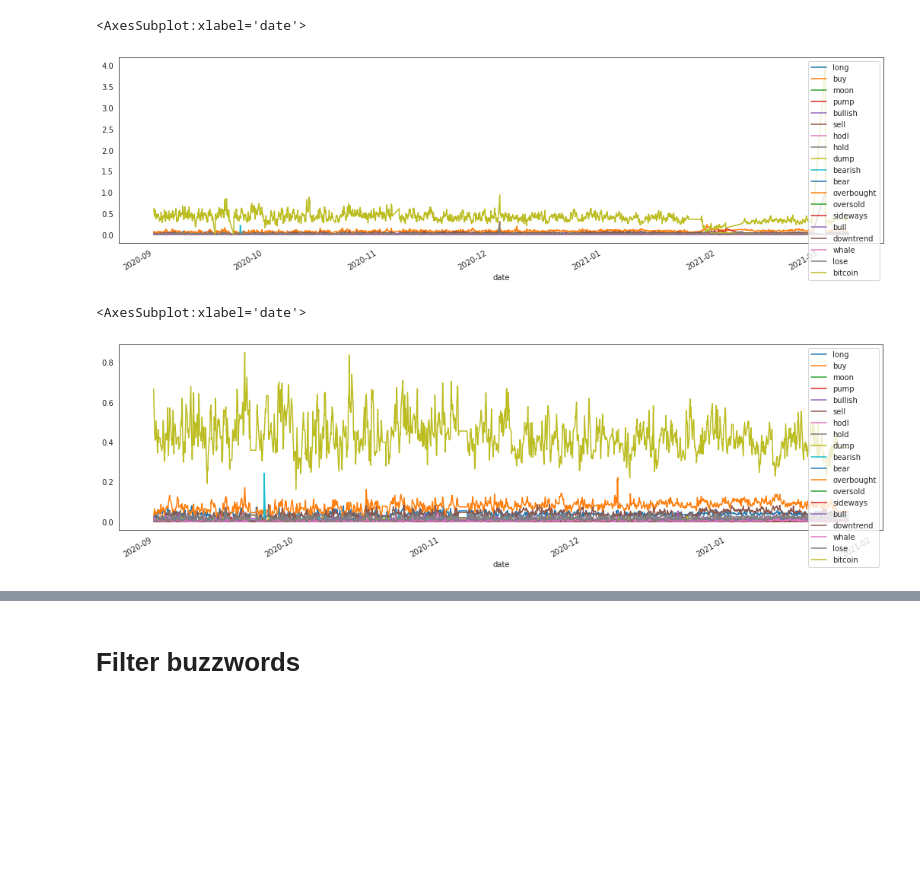
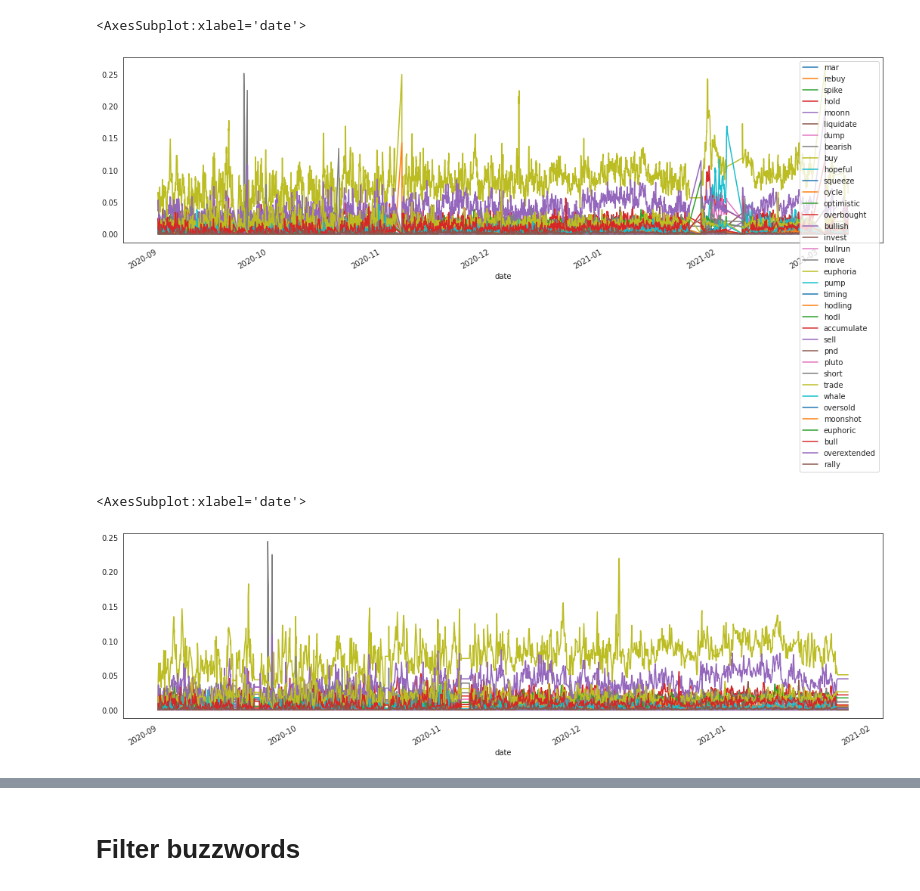
Before and after one commit to JustYeti32/reddit_btc, a Jupyter notebook: modeling/modeling.ipynb, the cells around one changed output, grey strips where cells are left out. Cells and saved outputs as stored; diff of their text form; code cells hidden in the pictures; blank space fills up the shorter version.

```diff
--- a/modeling/modeling.ipynb
+++ b/modeling/modeling.ipynb
@@ -29,3 +28,5 @@ all_buzzwords = ["long", "buy", "moon", "pump", "bullish", "sell", "hodl", "hold
+# %%
+all_buzzwords = set(['short', 'sell', 'trade', 'invest', 'move', 'accumulate', 'moonn', 'pluto', 'mar', 'dump', 'rally', 'pnd', 'moonshot', 'spike', 'bearish', 'overbought', 'overextended', 'hopeful', 'optimistic', 'buy', 'liquidate', 'rebuy', 'hold', 'trade', 'hold', 'hodling', 'hodl', 'sell', 'buy', 'invest', 'liquidate', 'pump', 'whale', 'rally', 'pnd', 'bullish', 'overbought', 'oversold', 'euphoria', 'euphoric', 'bull', 'timing', 'squeeze', 'cycle', 'bullrun'])
 # %%
 try:
     all_tracked = pd.read_pickle("../data/cleantracked")
@@ -47,14 +43,14 @@ all_tracked_sma.sample(frac=0.1).plot(figsize=(18,5))
 # %%
-all_tracked_sma = all_tracked_sma.resample("5min").mean().dropna()
+all_tracked_sma = all_tracked_sma.resample("5min").median().dropna()
 all_tracked_sma.sample(frac=0.1).plot(figsize=(18,5))
 # %% [output]
 <AxesSubplot:xlabel='date'>
-[figure, old version]
+[figure, new version]
 # %%
 end_date = "2021-01-27 00:00:00"
 # %%
-all_data, label = combine_ts(ohlcv.data.label[:end_date], all_tracked_sma[:end_date])
-all_data.sample(frac=0.05).plot(figsize=(18,5))
+all_raw_data, label = combine_ts(ohlcv.data.label[:end_date], all_tracked_sma[:end_date])
+all_raw_data.sample(frac=0.05).plot(figsize=(18,5), legend=False)
 # %% [output]
 <AxesSubplot:xlabel='date'>
-[figure, old version]
+[figure, new version]
```
Also changed, not shown: parts of 21 cells of this notebook, 6 other files.
